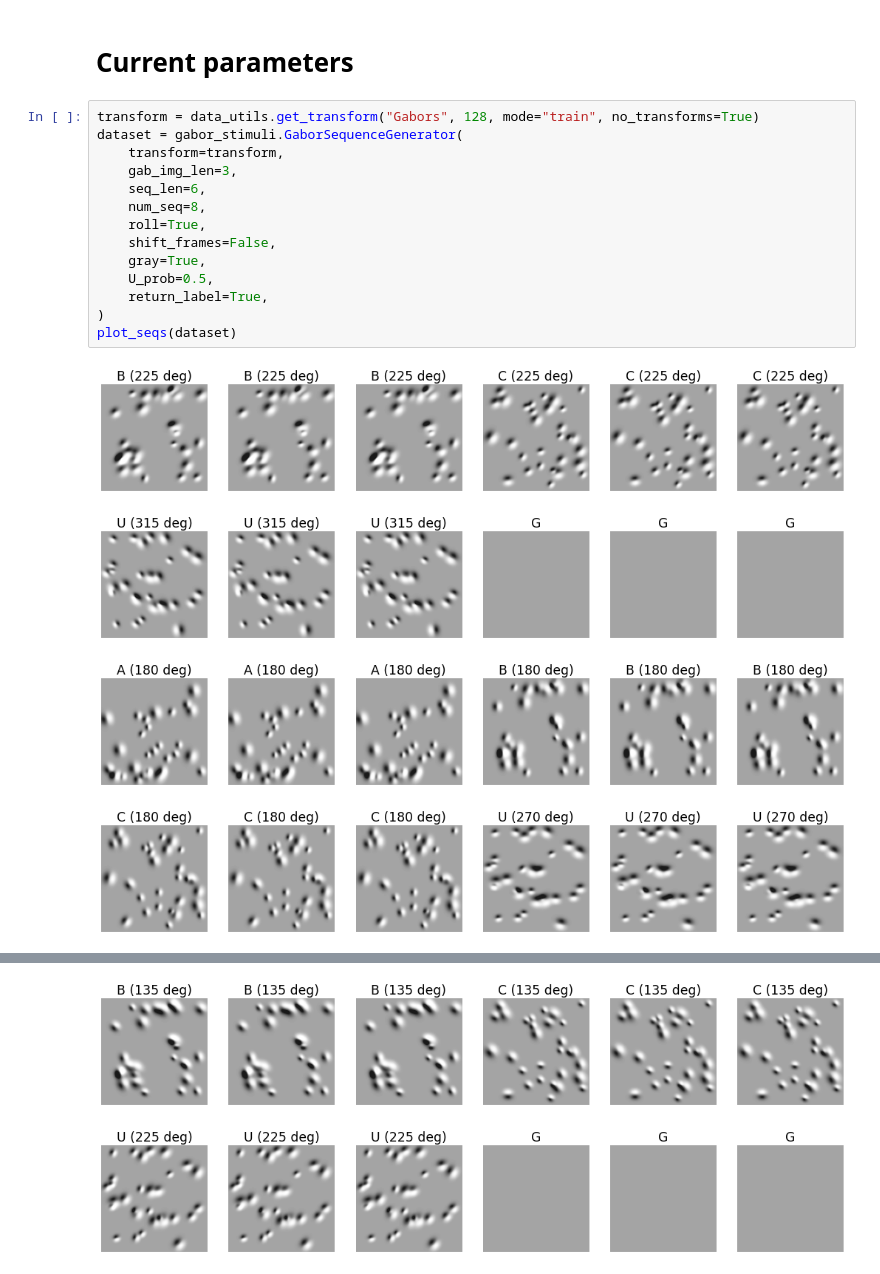
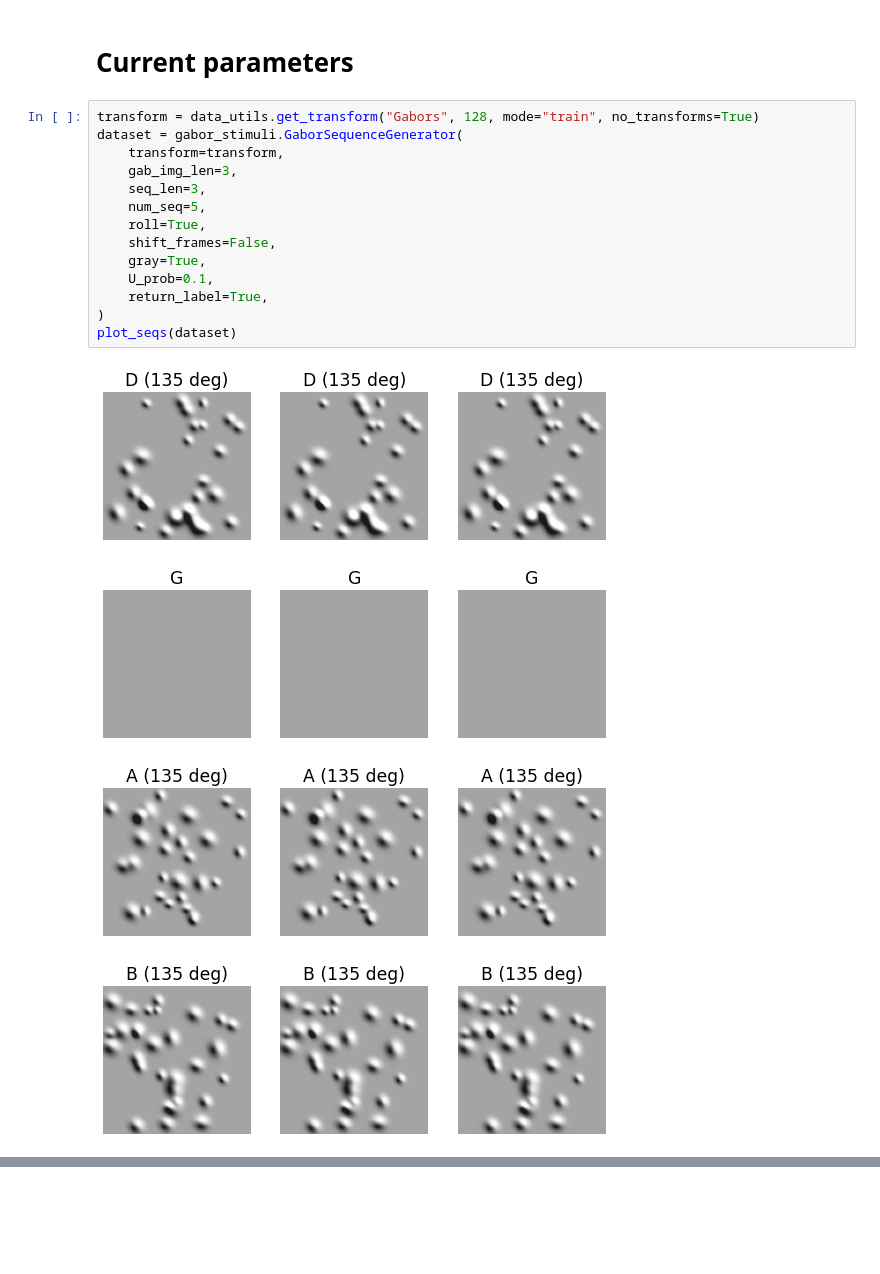
Before and after one commit to colleenjg/DPC, a Jupyter notebook: dataset/gabor_stimuli.ipynb, the cells around one changed output, grey strips where cells are left out. Saved outputs shown, nothing was run; the diff lists cells and outputs as text; blank space fills up the shorter version.

```diff
--- a/dataset/gabor_stimuli.ipynb
+++ b/dataset/gabor_stimuli.ipynb
@@ -257,19 +257,19 @@ Showing first 2 sub-batches
 # %%
 transform = data_utils.get_transform("Gabors", 128, mode="train", no_transforms=True)
 dataset = gabor_stimuli.GaborSequenceGenerator(
     transform=transform,
     gab_img_len=3,
-    seq_len=6,
-    num_seq=8,
+    seq_len=3,
+    num_seq=5,
     roll=True,
     shift_frames=False,
     gray=True,
-    U_prob=0.5,
+    U_prob=0.1,
     return_label=True,
 )
 plot_seqs(dataset)
 # %% [output]
-[figure, old version]
+[figure, new version]
-[figure, old version]
+[figure, new version]
-[figure, old version]
+[figure, new version]
-[figure, old version]
+[figure, new version]
@@ -277,2 +276,0 @@ plot_seqs(dataset)
-[figure, removed]
-[figure, removed]
```
Also changed, not shown: parts of 13 cells of this notebook, 15 other files.
